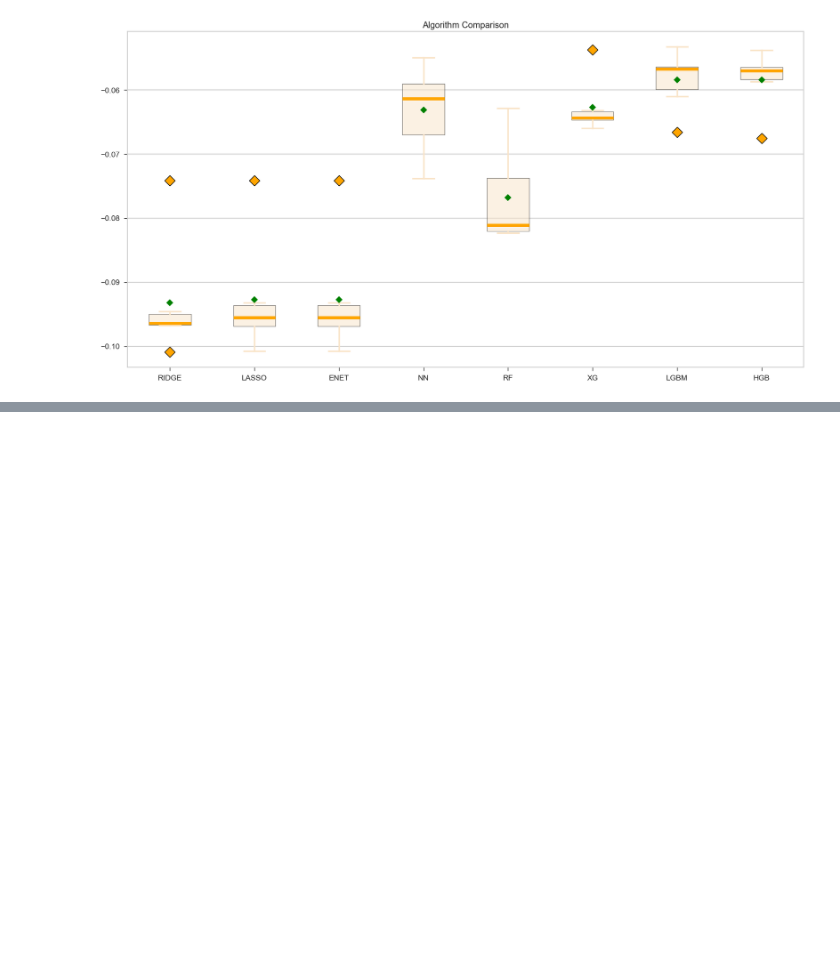
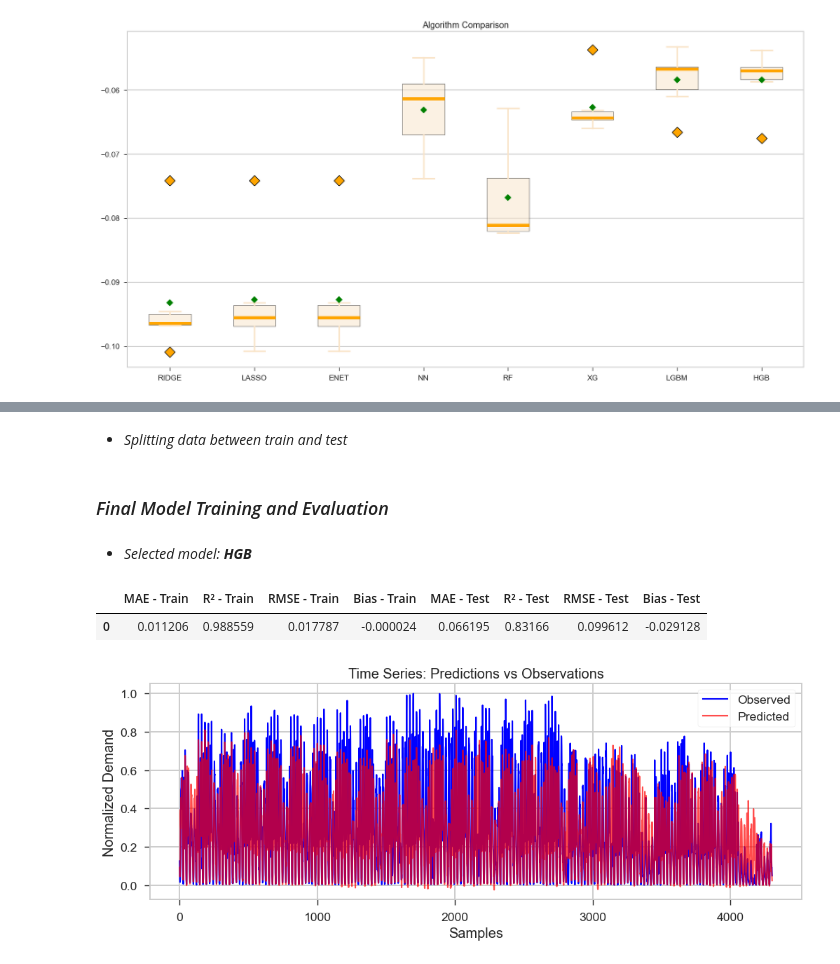
Before and after one commit to bernardobadc/bike-sharing-demand-analysis, a Jupyter notebook: model_training.ipynb, the cells around one changed output, grey strips where cells are left out. Cells and saved outputs as stored; diff of their text form; code cells hidden in the pictures; blank space fills up the shorter version.

Commit message:
Conclusion of the model training, adding new images and modifications to the code

```diff
--- a/model_training.ipynb
+++ b/model_training.ipynb
@@ -330,0 +344,71 @@ HGB: 0.823732 (0.048395)
+# %% [markdown]
+- *Splitting data between train and test*
+# %%
+# Train-test split
+train_size = int(len(X) * 0.75)
+
+X_train = X.iloc[:train_size]
+X_test = X.iloc[train_size:]
+y_train = y.iloc[:train_size]
+y_test = y.iloc[train_size:]
+# %% [markdown]
+### *Final Model Training and Evaluation*
+# %% [markdown]
+- *Selected model: **HGB***
+# %%
+# =====================================================
+# === FINAL MODEL TRAINING, PREDICTION & EVALUATION ===
+# =====================================================
+
+from scipy.stats import linregress
+
+# Training the selected model (HGB)
+# -----------------------------------------------------
+# Using the chosen model from the configurations dictionary
+final_model = model_configs["HGB"]
+final_model.fit(X_train, y_train)
+
+# Predict on both training and testing datasets
+pred_train = final_model.predict(X_train)
+pred_test = final_model.predict(X_test)
+# %%
+# Performance evaluation
+# -----------------------------------------------------
+# Define a simple function to compute regression metrics
+def regression_metrics(y_true, y_pred):
+    """Compute common regression metrics: MAE, R², RMSE, and Bias."""
+    mae = np.mean(np.abs(y_true - y_pred))
+    r2 = np.corrcoef(y_true, y_pred)[0, 1] ** 2
+    rmse = np.sqrt(np.mean((y_true - y_pred) ** 2))
+    bias = np.mean(y_pred - y_true)
+    return {"MAE": mae, "R²": r2, "RMSE": rmse, "Bias": bias}
+
+
+# Compute metrics for both sets
+results_train = regression_metrics(y_train, pred_train)
+results_test = regression_metrics(y_test, pred_test)
+
+# Combine results into a single DataFrame for comparison
+results_df = pd.DataFrame({
+    **{f"{k} - Train": v for k, v in results_train.items()},
+    **{f"{k} - Test": v for k, v in results_test.items()},
+}, index=[0])
+
+# Display metrics
+display(results_df)
+# %% [output]
+|  | MAE - Train | R² - Train | RMSE - Train | Bias - Train | MAE - Test | R² - Test | RMSE - Test | Bias - Test |
+| 0 | 0.011206 | 0.988559 | 0.017787 | -0.000024 | 0.066195 | 0.83166 | 0.099612 | -0.029128 |
+# %%
+# Visualization 1: Time Series Comparison
+plt.figure(figsize=(12, 4))
+plt.plot(y_test.values, label="Observed", color="blue")
+plt.plot(pred_test, label="Predicted", color="red", alpha=0.7)
+plt.xlabel("Samples")
+plt.ylabel("Normalized Demand")
+plt.title("Time Series: Predictions vs Observations")
+plt.legend()
+plt.grid(True)
+plt.show()
+# %% [output]
+[figure, added]
```
Also changed, not shown: parts of 9 cells of this notebook, 5 other files.
